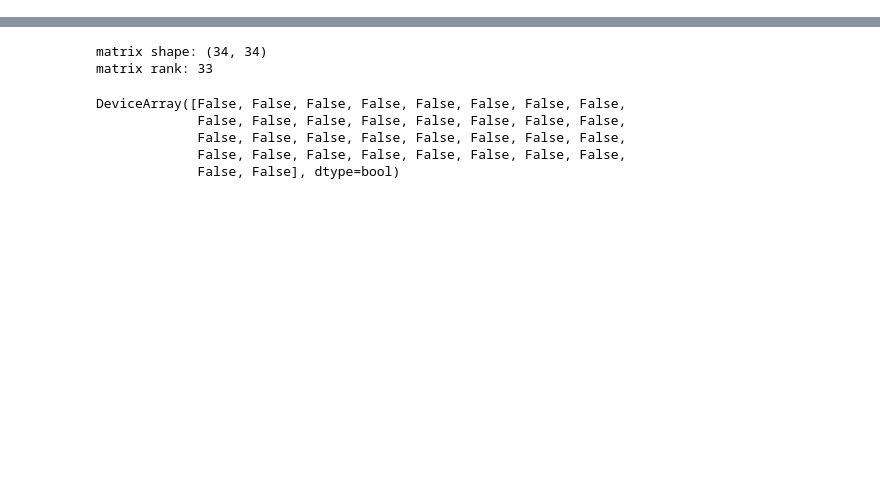
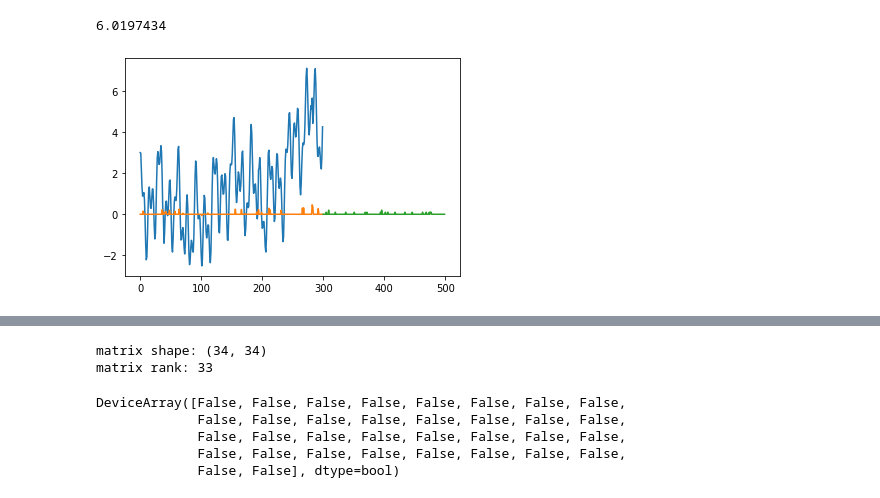
Before and after one commit to DominikHuss/AITech-forecasting, a Jupyter notebook: normal_equation_prophet.ipynb, the cells around one changed output, grey strips where cells are left out. Cells and saved outputs as stored; diff of their text form; code cells hidden in the pictures; blank space fills up the shorter version.

Commit message:
add holidays

```diff
--- a/normal_equation_prophet.ipynb
+++ b/normal_equation_prophet.ipynb
@@ -119,3 +119,28 @@ plt.show()
+# %%
+h_key = jax.random.PRNGKey(392586)
+D = jax.random.uniform(h_key, (50,), minval=0, maxval=500).astype(int)
+
+def get_holidays_matrix(D, T, *, T_train_max=0):
+    H_X = jax.nn.one_hot(D, 500)[:, T_train_max:T].T
+    return H_X
+
+def get_future_holiday_matrix(D, T):
+    return get_holidays_matrix(D, T_train_max=300, T=500)
+# %%
+X_H = get_holidays_matrix(D, 300)
+
+w_h = fit_linear_prophet(X_H, Y[0], 0.1, 100)
+# %% [output]
+6.0197434
+# %%
+X_H_future = get_future_holiday_matrix(D, 500)
+# %%
+plt.plot(list(range(300)), Y[0])
+plt.plot(list(range(300)), jnp.dot(X_H,w_h))
+plt.plot(list(range(300, 500)), jnp.dot(X_H_future,w_h))
+plt.show()
+# %% [output]
+[figure, added]
 # %%
 X_S_T = jnp.concatenate((X_S, X_T), axis=1)
 
```
Also changed, not shown: parts of 10 cells of this notebook, 6 other files.
